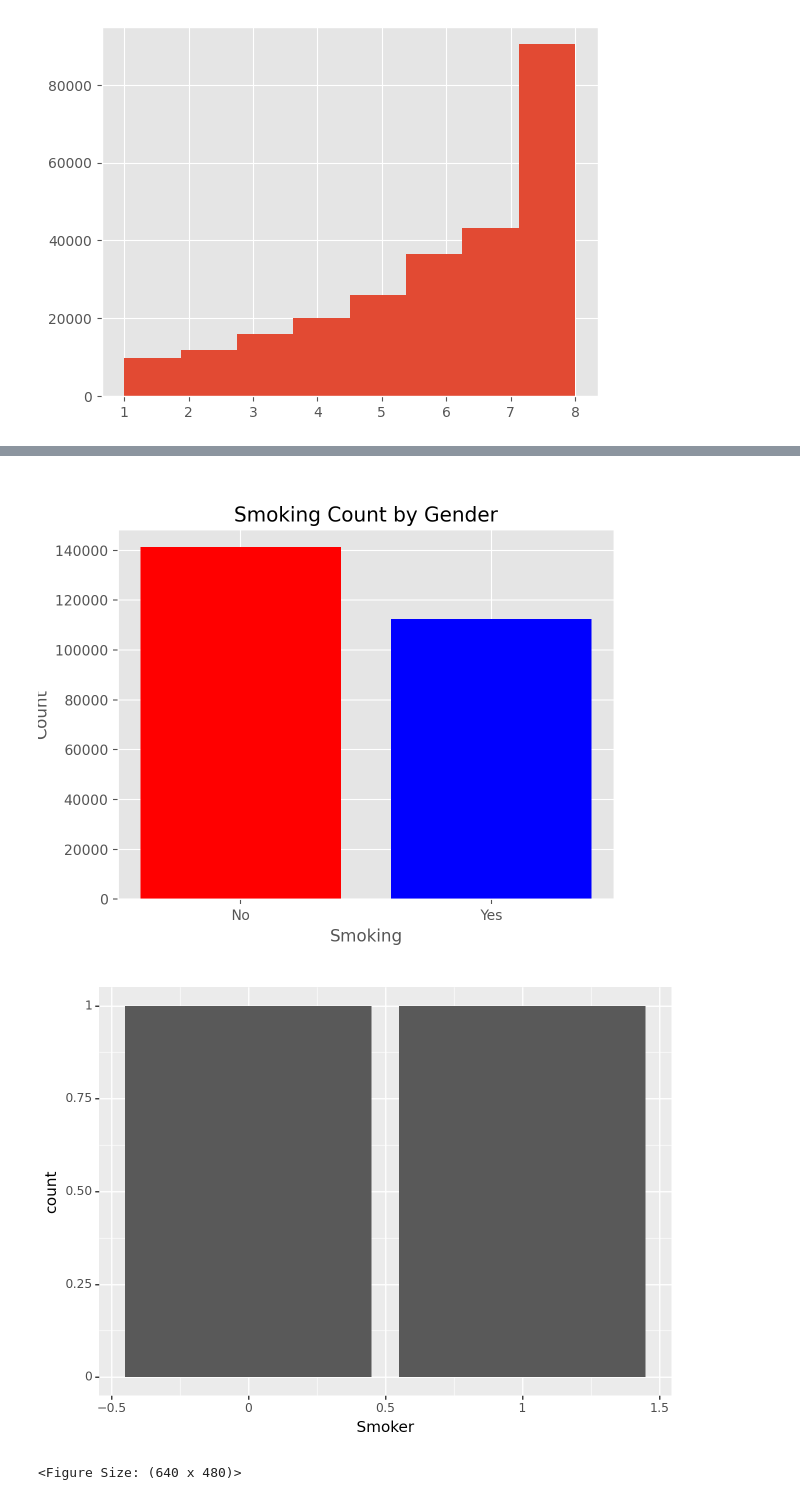
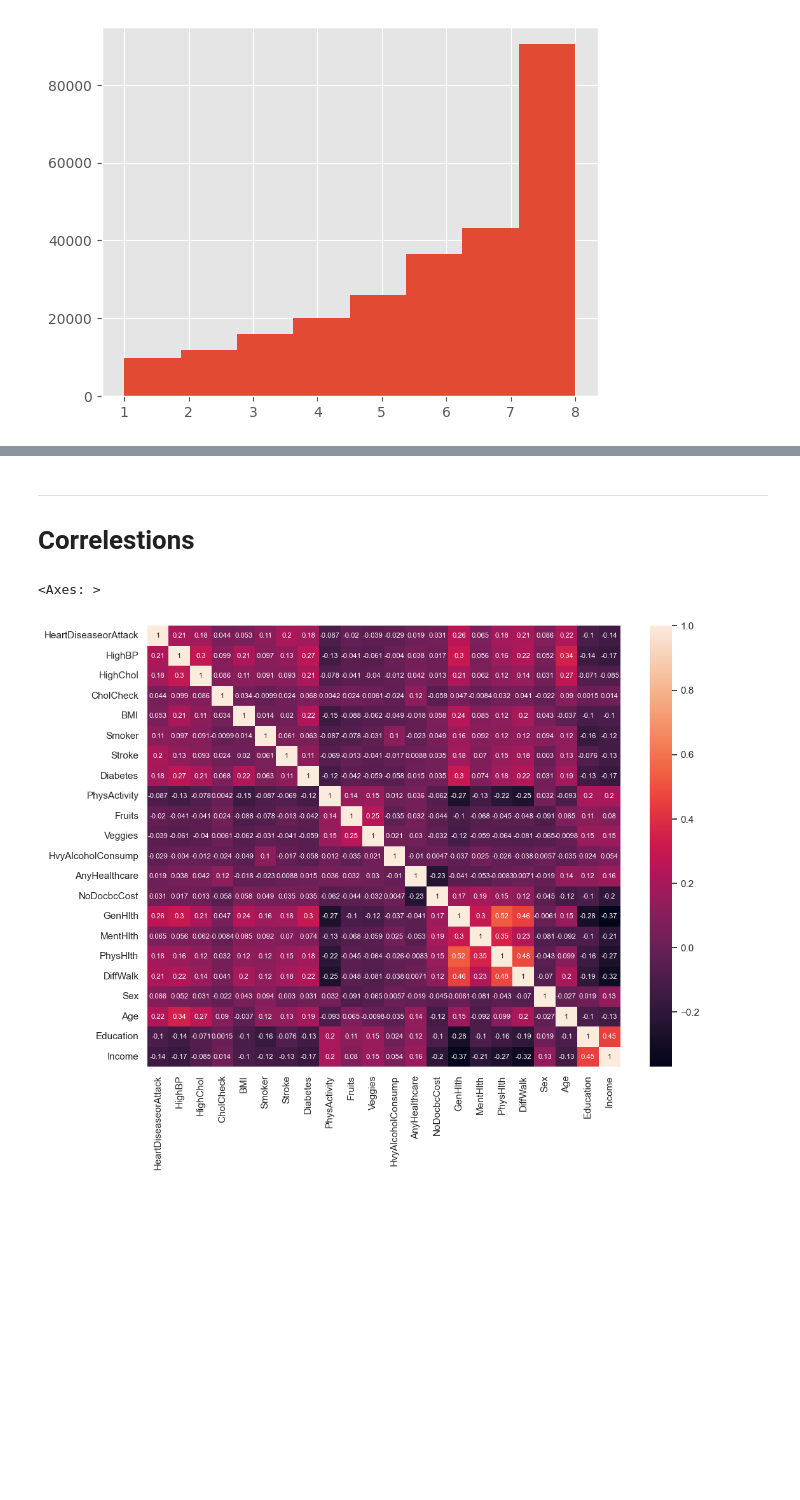
Before and after one commit to RobinMurk/Heart_attack_risk_analysis, a Jupyter notebook: Heart_disease_analysis.ipynb, the cells around one changed output, grey strips where cells are left out. Saved outputs shown, nothing was run; the diff lists cells and outputs as text; code cells hidden in the pictures; blank space fills up the shorter version.

```diff
--- a/Heart_disease_analysis.ipynb
+++ b/Heart_disease_analysis.ipynb
@@ -153,22 +131,0 @@ plt.show()
-# %%
-plt.bar(['No', 'Yes'], [data['Smoker'].value_counts()[0], data['Smoker'].value_counts()[1]], color=['red', 'blue'])
-plt.bar(['No', 'Yes'], [data['Smoker'].groupby(data['Sex']).value_counts()[0][0], data['Smoker'].groupby(data['Sex']).value_counts()[1][0]], color=['red', 'blue'])
-plt.xlabel('Smoking')
-plt.ylabel('Count')
-plt.title('Smoking Count by Gender')
-plt.show()
-# %% [output]
-[figure, removed]
-# %%
-import pandas as pd
-import plotnine as p9
-(
-p9.ggplot(
-    data = data,
-    mapping = p9.aes(x = 'Smoker', fill = 'Sex')
- )+
-    p9.geom_bar(position = 'fill')
-)
-# %% [output]
-[figure, removed]
-<Figure Size: (640 x 480)>
@@ -178,0 +132,10 @@ data.plot(x="Age", y="HighBP", kind="bar", ax=ax, color="maroon")
+# %% [markdown]
+----------------------------------------
+# Correlestions
+# %%
+corr_matrix = data.corr()
+sns.set(rc={'figure.figsize':(12,9)})
+sns.heatmap(corr_matrix, annot=True,annot_kws={"size": 8})
+# %% [output]
+<Axes: >
+[figure, added]
```
Also changed, not shown: parts of 28 cells of this notebook.
